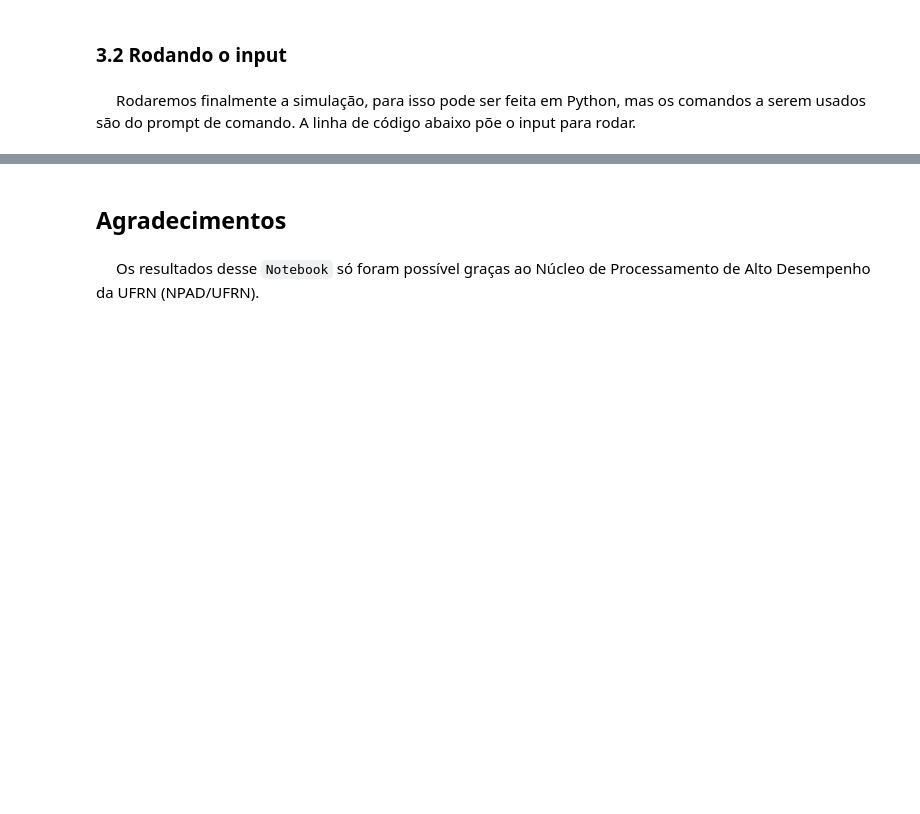
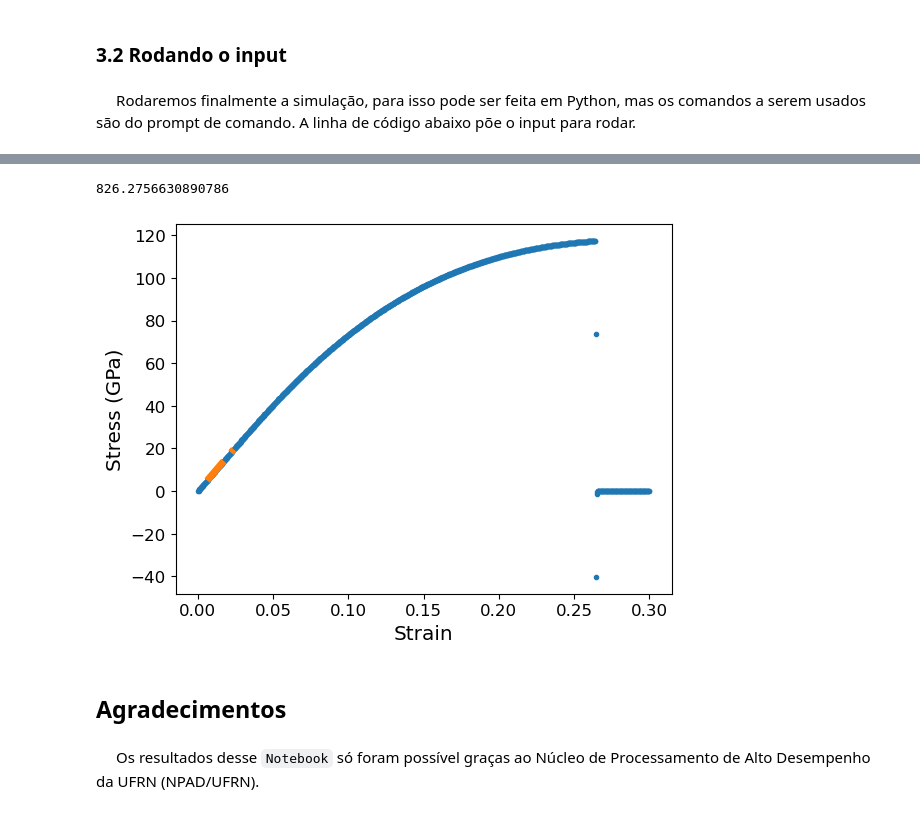
Before and after one commit to Josearthur266/Rascunhos_PET.py, a Jupyter notebook: Calculando_Modulo_Young_Grafeno/Calculando_Modulo_de_Young_em_Grafeno.ipynb, the cells around one changed output, grey strips where cells are left out. Cells and saved outputs as stored; diff of their text form; code cells hidden in the pictures; blank space fills up the shorter version.

```diff
--- a/Calculando_Modulo_Young_Grafeno/Calculando_Modulo_de_Young_em_Grafeno.ipynb
+++ b/Calculando_Modulo_Young_Grafeno/Calculando_Modulo_de_Young_em_Grafeno.ipynb
@@ -336,3 +337,22 @@ $\quad$
+# %%
+def line(x,m,a):
+    return m*x+a
+
+data = np.loadtxt("data.dat",float)
+boxsize = data[0,12]
+strain = data[:,1]
+stress = data[:,4]
+stress = stress*(boxsize/3.4)
+slope, intercept, r_value, p_value, std_err = linregress(strain[20:80], stress[20:80])
+linreg = line(strain[20:80],slope,intercept)
+plot(strain,stress, '.',c = 'tab:blue', lw = 3)
+plot(strain[20:80],linreg,c = 'tab:orange', lw=5, linestyle= 'dashed')
+xlabel("Strain", size='x-large')
+ylabel("Stress (GPa)", size='x-large')
+tick_params(axis='both', which='major', labelsize=12)
+# %% [output]
+826.2756630890786
+[figure, added]
 # %% [markdown]
 ## Agradecimentos
 # %% [markdown]
```
Also changed, not shown: parts of 5 cells of this notebook, 8 other files.
